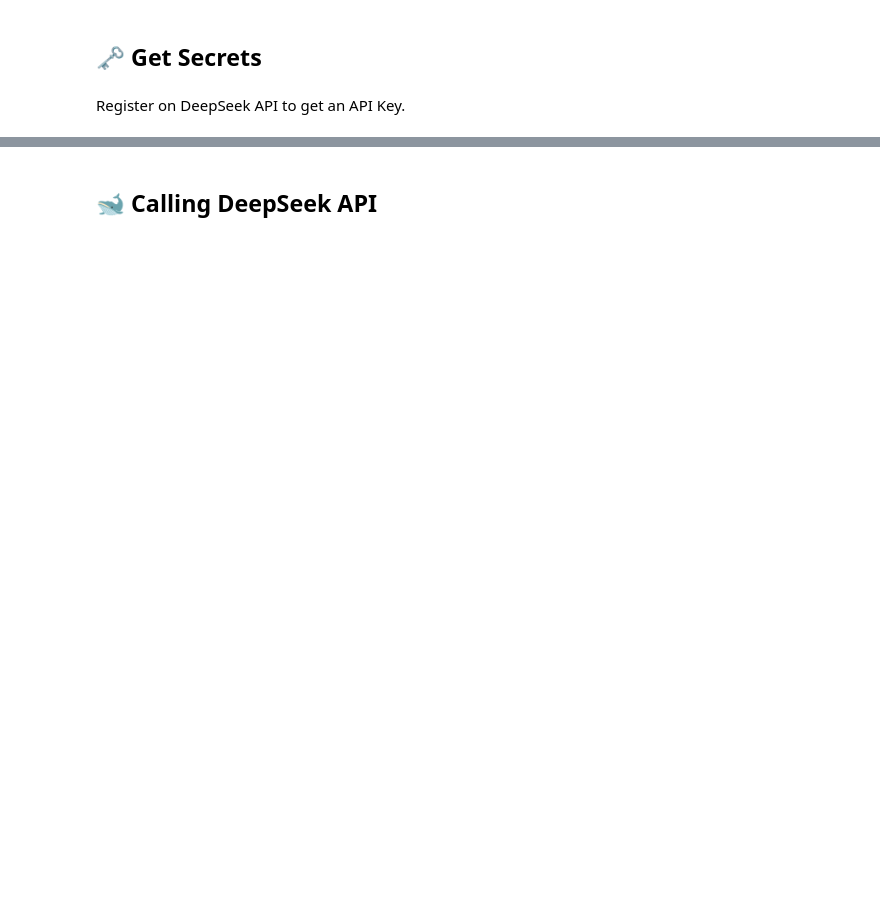
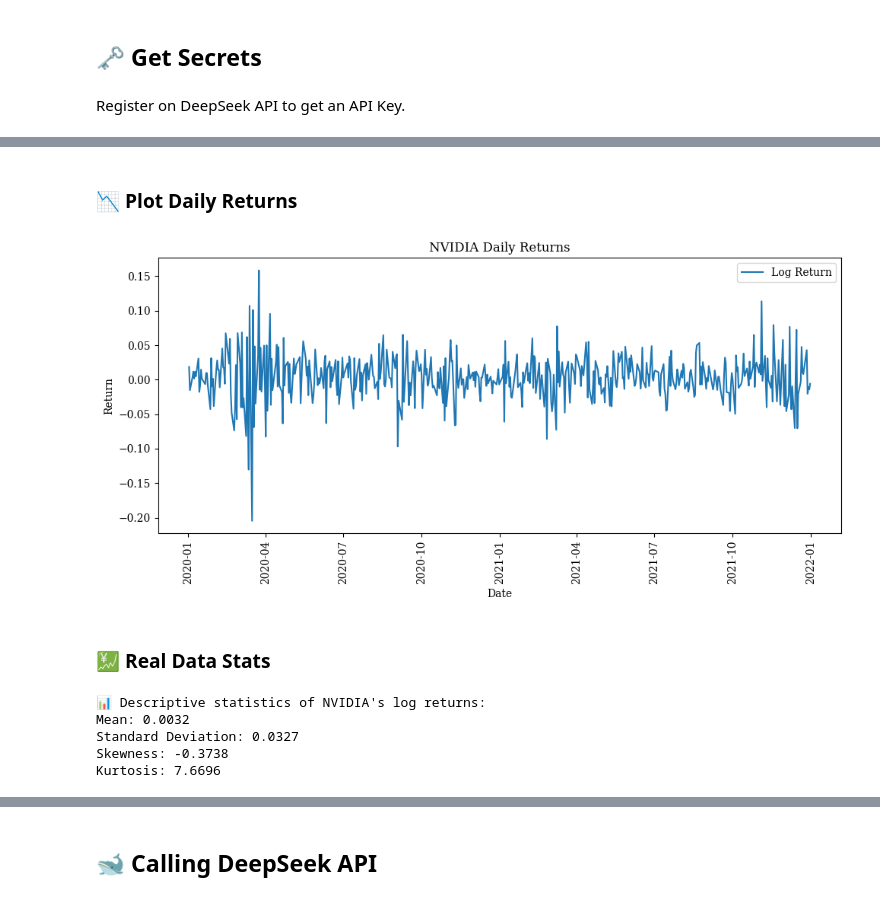
Before and after one commit to victorsobottka/bse-thesis-synthetic-data, a Jupyter notebook: 2_2_LLM_Few_Shot.ipynb, the cells around one changed output, grey strips where cells are left out. Drawn from its saved outputs; the diff is of its cells as text; code cells hidden in the pictures; blank space fills up the shorter version.

```diff
--- a/2_2_LLM_Few_Shot.ipynb
+++ b/2_2_LLM_Few_Shot.ipynb
@@ -11,0 +77,17 @@ DEEPSEEK_API_KEY = userdata.get('DEEPSEEK_API_KEY')
+# %%
+import pandas as pd
+
+# Load Data
+df_nvda = pd.read_csv(input_path, skiprows=[1, 2], header=0)
+df_nvda.columns = ["Date", "Open", "High", "Low", "Close", "Volume", "Return", "LogReturn"]
+df_nvda['Date'] = pd.to_datetime(df_nvda['Date'])
+
+# Filter from 2020-01-01 and order by Date
+df_nvda = df_nvda[df_nvda['Date'] >= '2020-01-01'].sort_values('Date')
+
+# Get 100 first days
+df_real = df_nvda.head(100)
+df_real = df_real.loc[:, ['Date', 'Close', 'LogReturn']]
+
+# Mostrar los datos
+print(df_real)
@@ -11,0 +109,47 @@ DEEPSEEK_API_KEY = userdata.get('DEEPSEEK_API_KEY')
+# %% [markdown]
+### **📉 Plot Daily Returns**
+# %%
+import matplotlib.pyplot as plt
+
+plt.rcParams['font.family'] = 'serif'
+plt.figure(figsize=(10, 5))
+#plt.plot(df_nvda['Date'], df_nvda['Return'], label='Return')
+plt.plot(df_nvda['Date'], df_nvda['LogReturn'], label='Log Return')
+plt.title("NVIDIA Daily Returns")
+plt.xlabel("Date")
+plt.ylabel("Return")
+plt.grid(False)
+plt.xticks(rotation=90)
+plt.tight_layout()
+plt.legend()
+plt.show()
+# %% [output]
+[figure, added]
+# %% [markdown]
+### **💹 Real Data Stats**
+# %%
+import numpy as np
+import pandas as pd
+from scipy.stats import skew, kurtosis
+
+# Assuming your DataFrame is already loaded and contains a 'LogReturn' column
+log_returns = df_nvda['LogReturn'].dropna()
+
+# Compute statistics
+mean_val = log_returns.mean()
+std_val = log_returns.std()
+skew_val = skew(log_returns)
+kurt_val = kurtosis(log_returns, fisher=False)  # Use fisher=False to get regular (Pearson) kurtosis
+
+# Display results
+print(f"📊 Descriptive statistics of NVIDIA's log returns:")
+print(f"Mean: {mean_val:.4f}")
+print(f"Standard Deviation: {std_val:.4f}")
+print(f"Skewness: {skew_val:.4f}")
+print(f"Kurtosis: {kurt_val:.4f}")
+# %% [output]
+📊 Descriptive statistics of NVIDIA's log returns:
+Mean: 0.0032
+Standard Deviation: 0.0327
+Skewness: -0.3738
+Kurtosis: 7.6696
```
Also changed, not shown: parts of 28 cells of this notebook.
